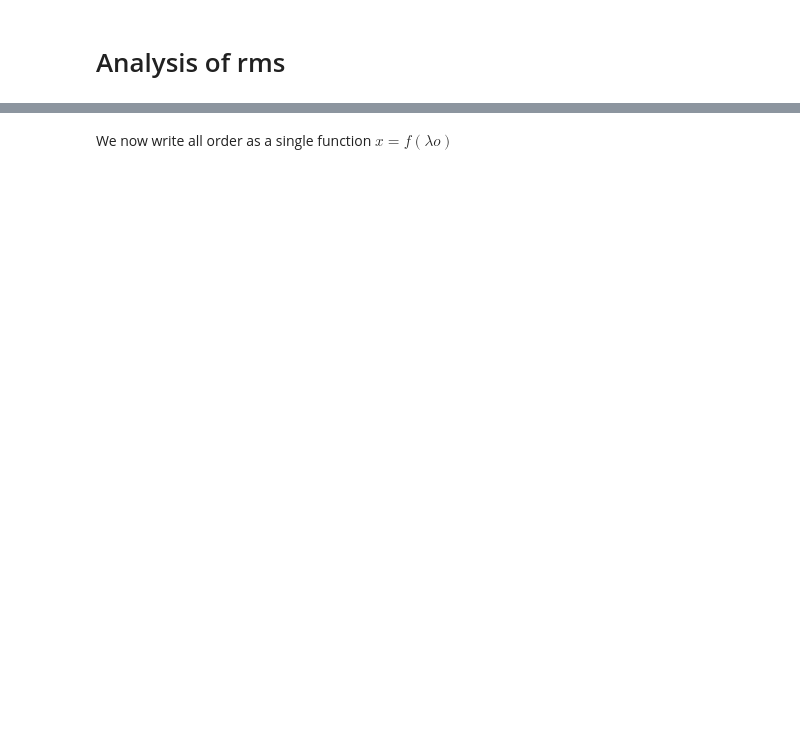
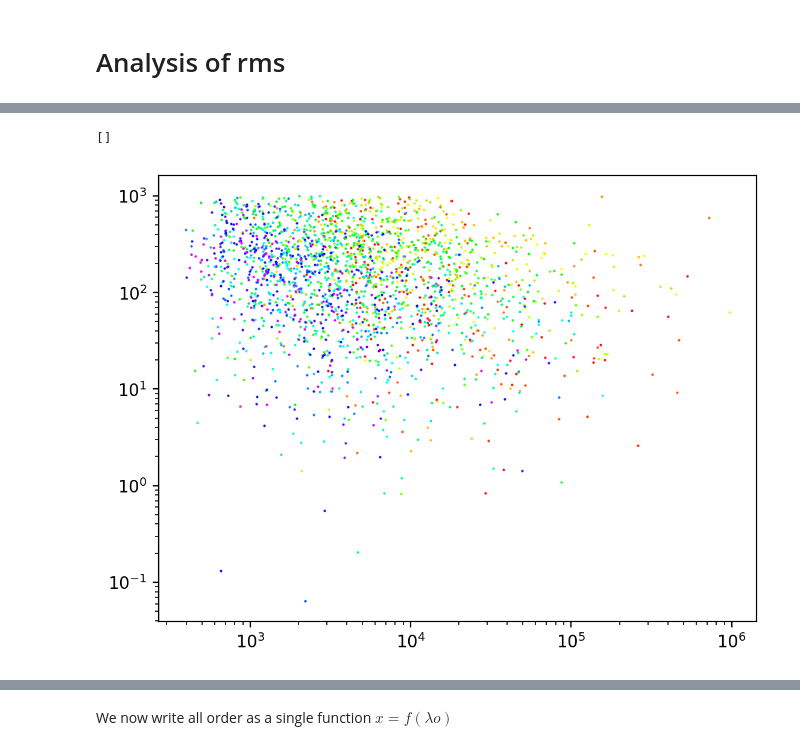
Before and after one commit to mhols/vega2021, a Jupyter notebook: thar/analysen/rms.ipynb, the cells around one changed output, grey strips where cells are left out. Drawn from its saved outputs; the diff is of its cells as text; code cells hidden in the pictures; blank space fills up the shorter version.

```diff
--- a/thar/analysen/rms.ipynb
+++ b/thar/analysen/rms.ipynb
@@ -41,8 +76,10 @@ Index(['ThAr_line_number', 'ref_lambda', 'meas_lambda', 'true_order_number',
 # %%
-total_flux = [ sum(list(l)) for l in ccd.data['flux_values_extract']]
-
-plt.figure(figsize=(2,3))
-plt.plot( total_flux, ccd.data['sigma_new_mean'], ".r")
+for o in ccd.all_order():
+#
+    I = ccd.index_order(o)
+    plt.plot(ccd.total_flux[I], np.abs(ccd.delta_radial_velocity_fit())[I]/(sg.M/sg.S), ".",
+    markersize=1, color=ccd.color_of_order(o))
+# plt.plot(ccd.total_flux, np.abs(ccd.delta_pixel()), ".r", markersize=0.5)
+#plt.plot(ccd.total_flux, np.abs(sg.C_LIGHT*(ccd.delta_l_over_l()))/(sg.M/sg.S), ".b", markersize=0.5)
 plt.loglog()
-plt.show()
 # %% [output]
@@ -51 +86,3 @@ plt.show()
+[]
+[figure, added]
 # %%
```
Also changed, not shown: parts of 12 cells of this notebook, 4 other files.
